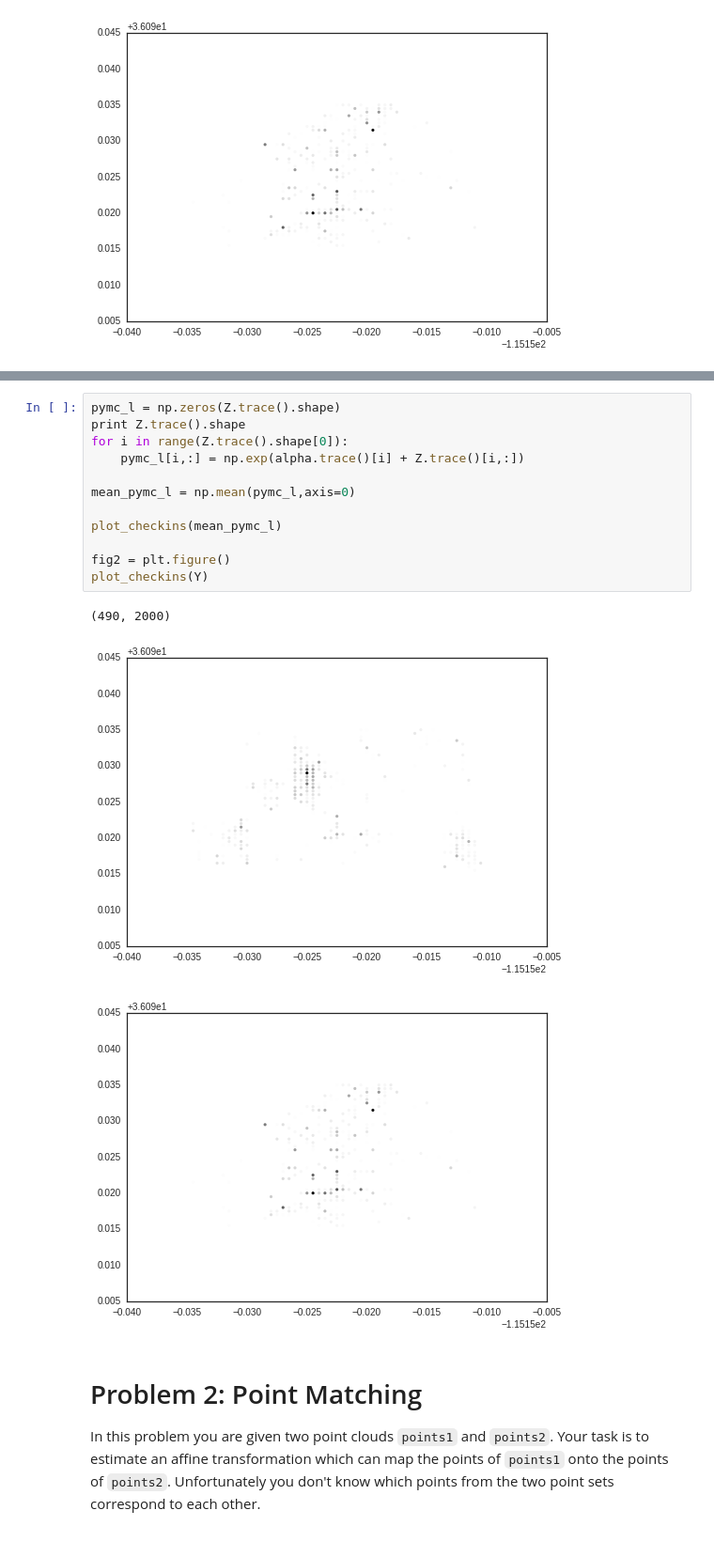
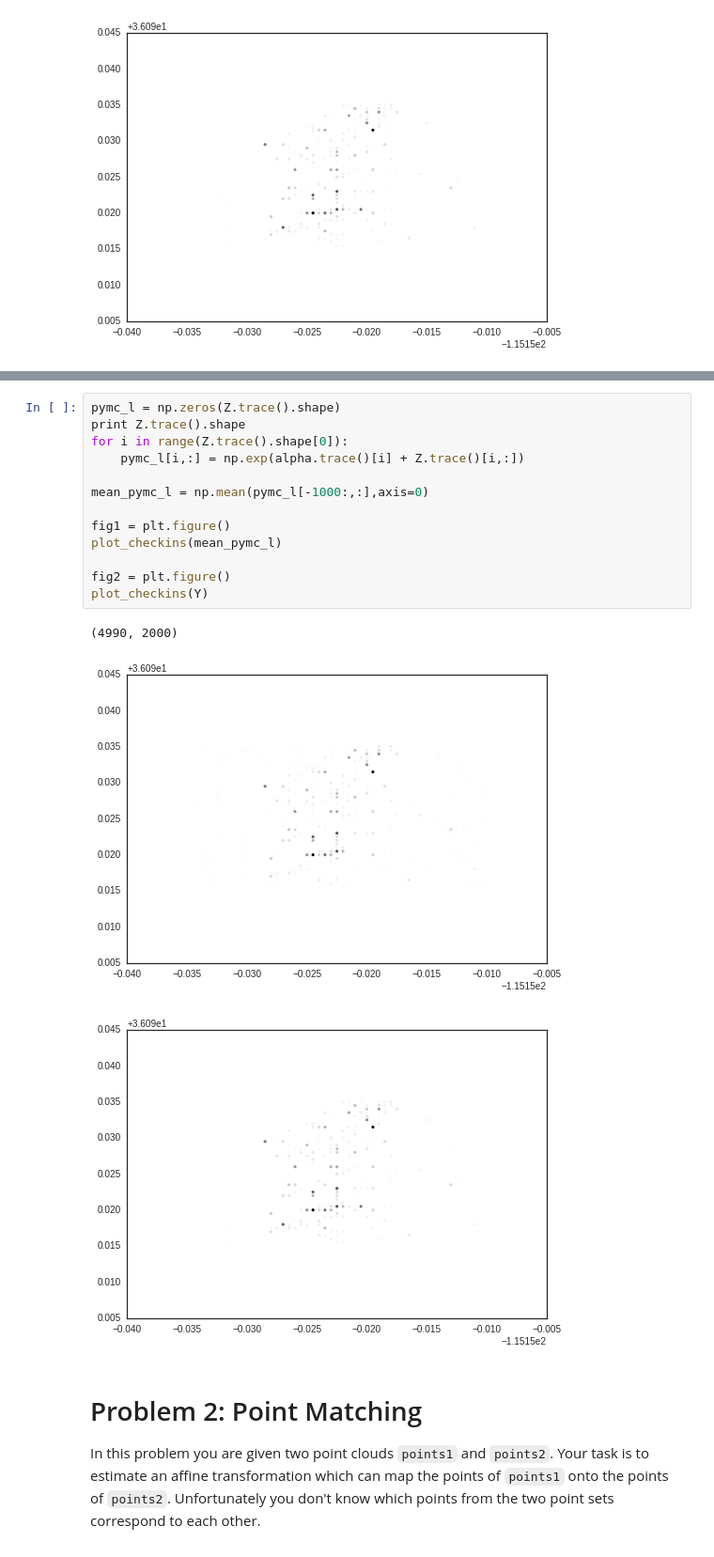
Before and after one commit to kevinchen1000/2016, a Jupyter notebook: Homework/AM207_yufengkevinchen_HW4.ipynb, the cells around one changed output, grey strips where cells are left out. Shown at 94% size. Saved outputs shown, nothing was run; the diff lists cells and outputs as text.

```diff
--- a/Homework/AM207_yufengkevinchen_HW4.ipynb
+++ b/Homework/AM207_yufengkevinchen_HW4.ipynb
@@ -403,18 +403,19 @@ TypeError: 'numpy.ndarray' object is not callable
 # %%
 pymc_l = np.zeros(Z.trace().shape)
 print Z.trace().shape
 for i in range(Z.trace().shape[0]):
     pymc_l[i,:] = np.exp(alpha.trace()[i] + Z.trace()[i,:])
 
-mean_pymc_l = np.mean(pymc_l,axis=0)
+mean_pymc_l = np.mean(pymc_l[-1000:,:],axis=0)
 
+fig1 = plt.figure()
 plot_checkins(mean_pymc_l)
 
 fig2 = plt.figure()
 plot_checkins(Y)
 # %% [output]
-(490, 2000)
+(4990, 2000)
-[figure, old version]
+[figure, new version]
 [figure]
 # %% [markdown]
 # Problem 2: Point Matching
```
Also changed, not shown: parts of 1 cell of this notebook.
